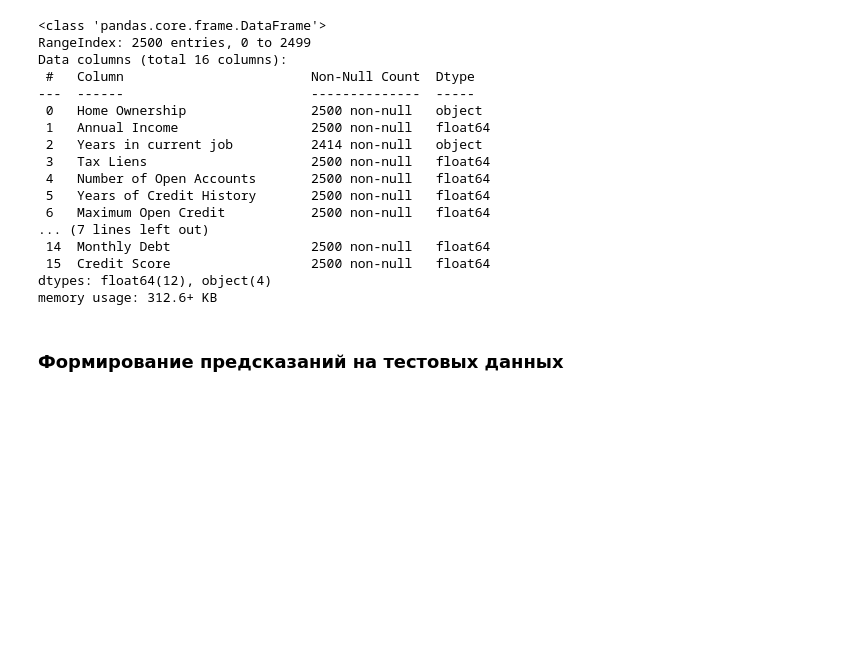
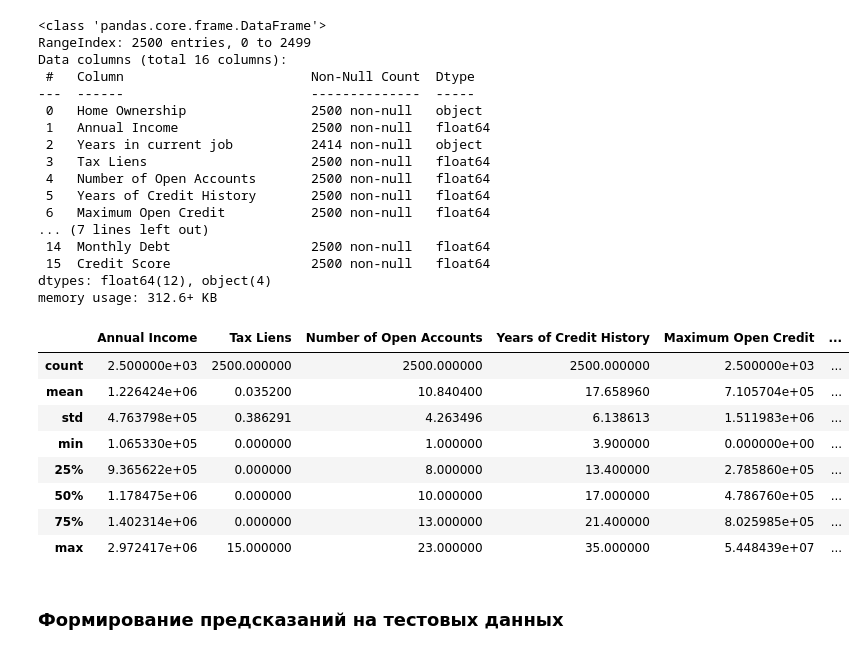
Before and after one commit to KazancevVitaly/Python_for_DataScience, a Jupyter notebook: VAKazancev_courswork.ipynb, the cells around one changed output. Saved outputs shown, nothing was run; the diff lists cells and outputs as text; code cells hidden in the pictures; blank space fills up the shorter version.

```diff
--- a/VAKazancev_courswork.ipynb
+++ b/VAKazancev_courswork.ipynb
@@ -1034,6 +1034,18 @@ Data columns (total 16 columns):
  15  Credit Score                  2500 non-null   float64
 dtypes: float64(12), object(4)
 memory usage: 312.6+ KB
+# %%
+test_df.describe()
+# %% [output]
+|  | Annual Income | Tax Liens | Number of Open Accounts | Years of Credit History | Maximum Open Credit | ... |
+| count | 2.500000e+03 | 2500.000000 | 2500.000000 | 2500.000000 | 2.500000e+03 | ... |
+| mean | 1.226424e+06 | 0.035200 | 10.840400 | 17.658960 | 7.105704e+05 | ... |
+| std | 4.763798e+05 | 0.386291 | 4.263496 | 6.138613 | 1.511983e+06 | ... |
+| min | 1.065330e+05 | 0.000000 | 1.000000 | 3.900000 | 0.000000e+00 | ... |
+| 25% | 9.365622e+05 | 0.000000 | 8.000000 | 13.400000 | 2.785860e+05 | ... |
+| 50% | 1.178475e+06 | 0.000000 | 10.000000 | 17.000000 | 4.786760e+05 | ... |
+| 75% | 1.402314e+06 | 0.000000 | 13.000000 | 21.400000 | 8.025985e+05 | ... |
+| max | 2.972417e+06 | 15.000000 | 23.000000 | 35.000000 | 5.448439e+07 | ... |
 # %%
 test_df = test_df[FEATURE_NAMES_SELECTED]
 # %% [markdown]
```
Also changed, not shown: parts of 4 cells of this notebook, 2 other files.
